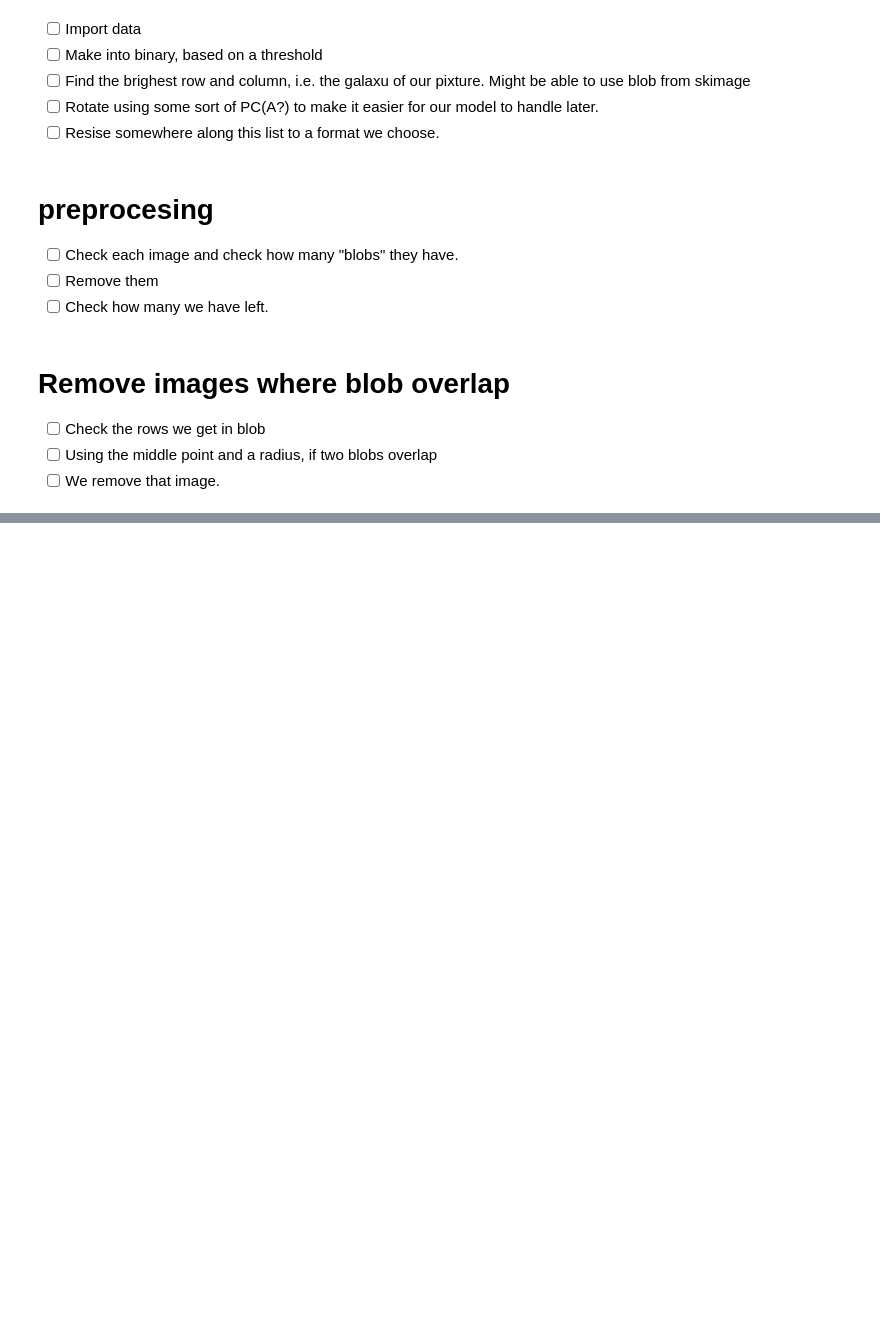
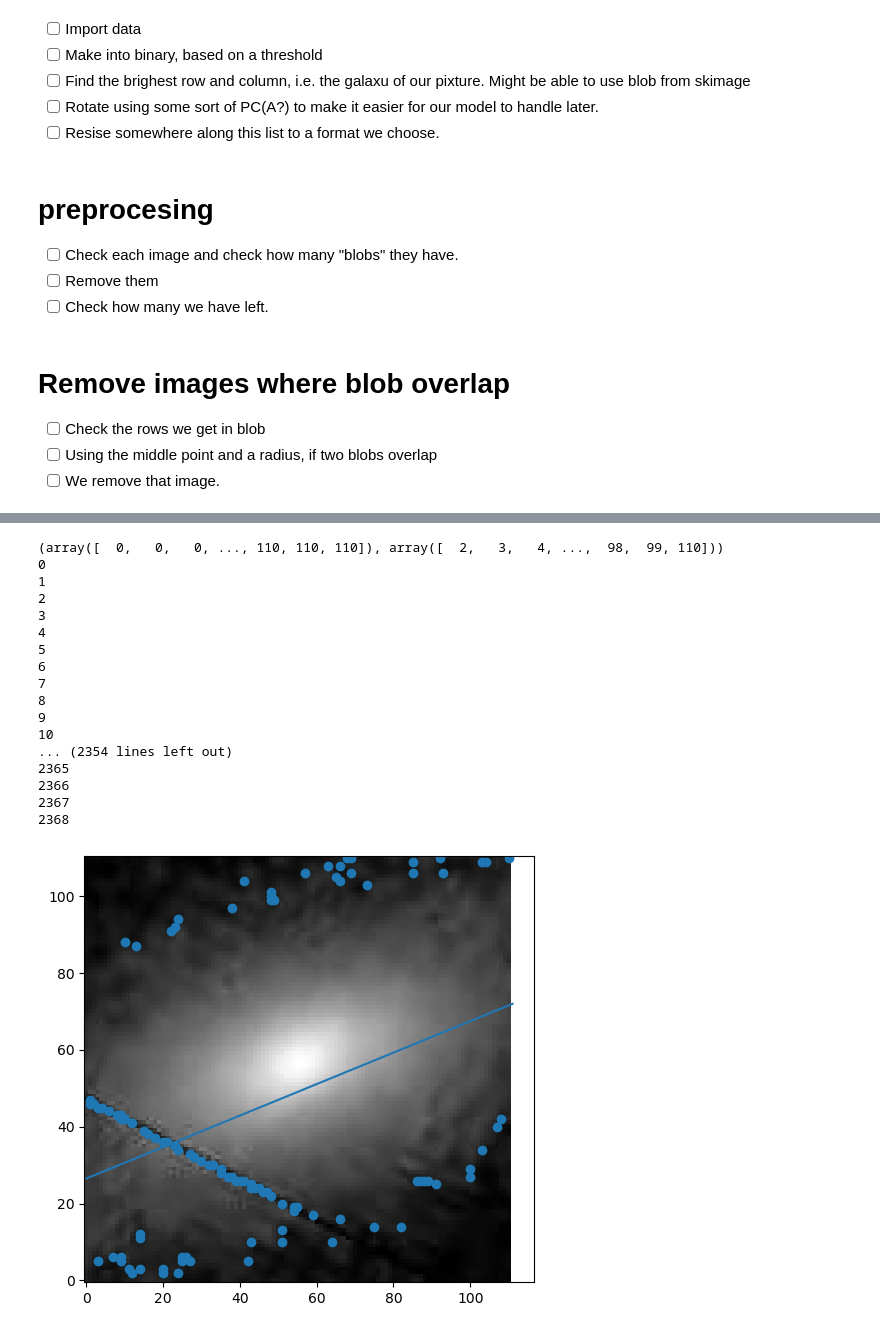
Before and after one commit to Uplink036/ClusteringGalaxies, a Jupyter notebook: DV2599.ipynb, the cells around one changed output, grey strips where cells are left out. Saved outputs shown, nothing was run; the diff lists cells and outputs as text; code cells hidden in the pictures; blank space fills up the shorter version.

```diff
--- a/DV2599.ipynb
+++ b/DV2599.ipynb
@@ -73,7 +76,7 @@ def overlap(galaxy1:Galaxy, galaxy2:Galaxy):
 
 def find_galaxy(image, window, verbose=False):
     blobs = ski.feature.blob_doh(image,
-                                 threshold=0.003,
+                                 threshold=0.001,
                                  max_sigma = 100,
                                  num_sigma=50)
     if verbose:
@@ -121,3 +171,24 @@ ski.io.imshow(cropped_exposed_img)
+# %%
+check_for_black_stripe(cropped_exposed_img)
+# %% [output]
+(array([  0,   0,   0, ..., 110, 110, 110]), array([  2,   3,   4, ...,  98,  99, 110]))
+0
+1
+2
+3
+4
+5
+6
+7
+8
+9
+10
+... (2354 lines left out)
+2365
+2366
+2367
+2368
+[figure, added]
 # %%
 def get_covariance_matrix(image, x_size, y_size):
     coord_rows = []
```
Also changed, not shown: parts of 12 cells of this notebook.
